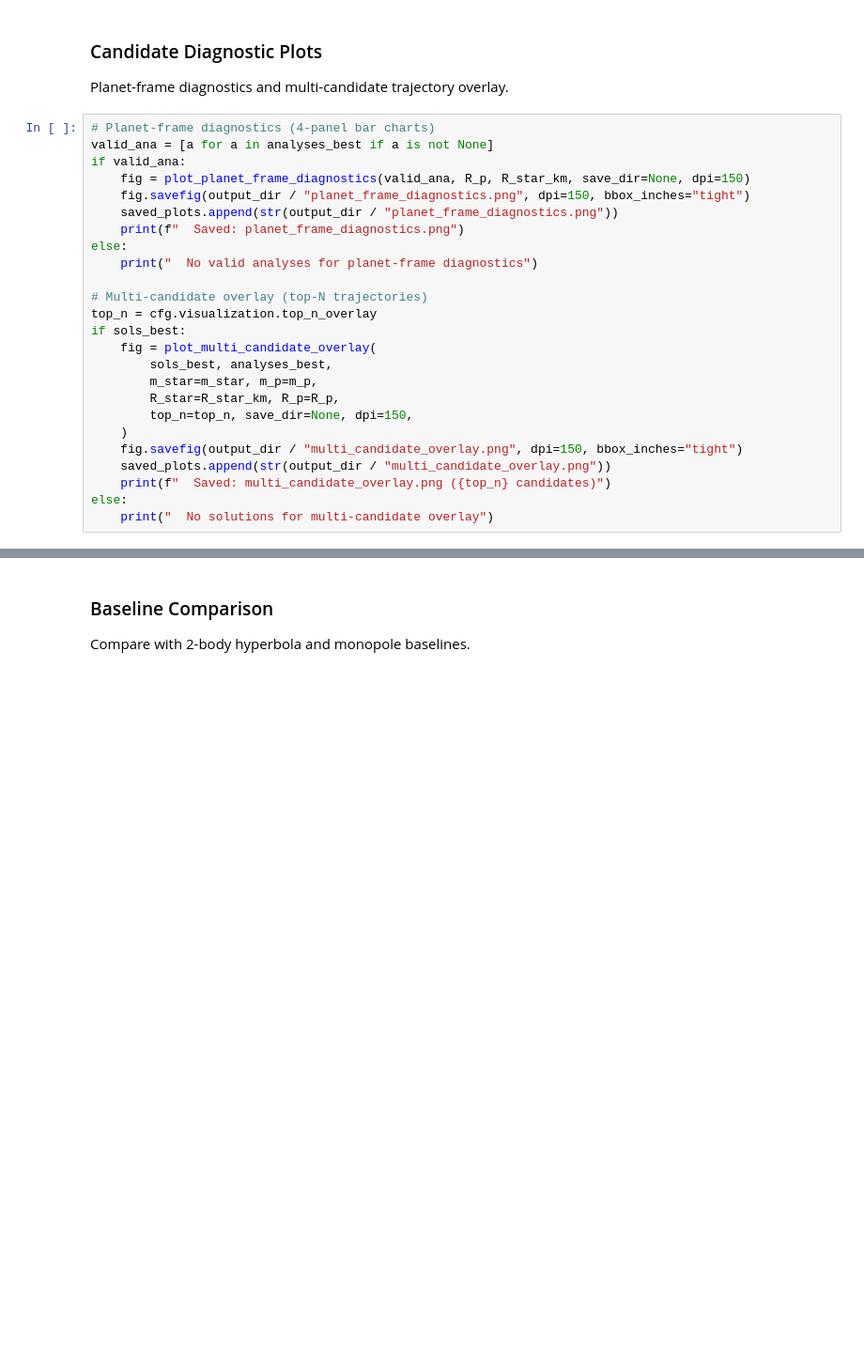
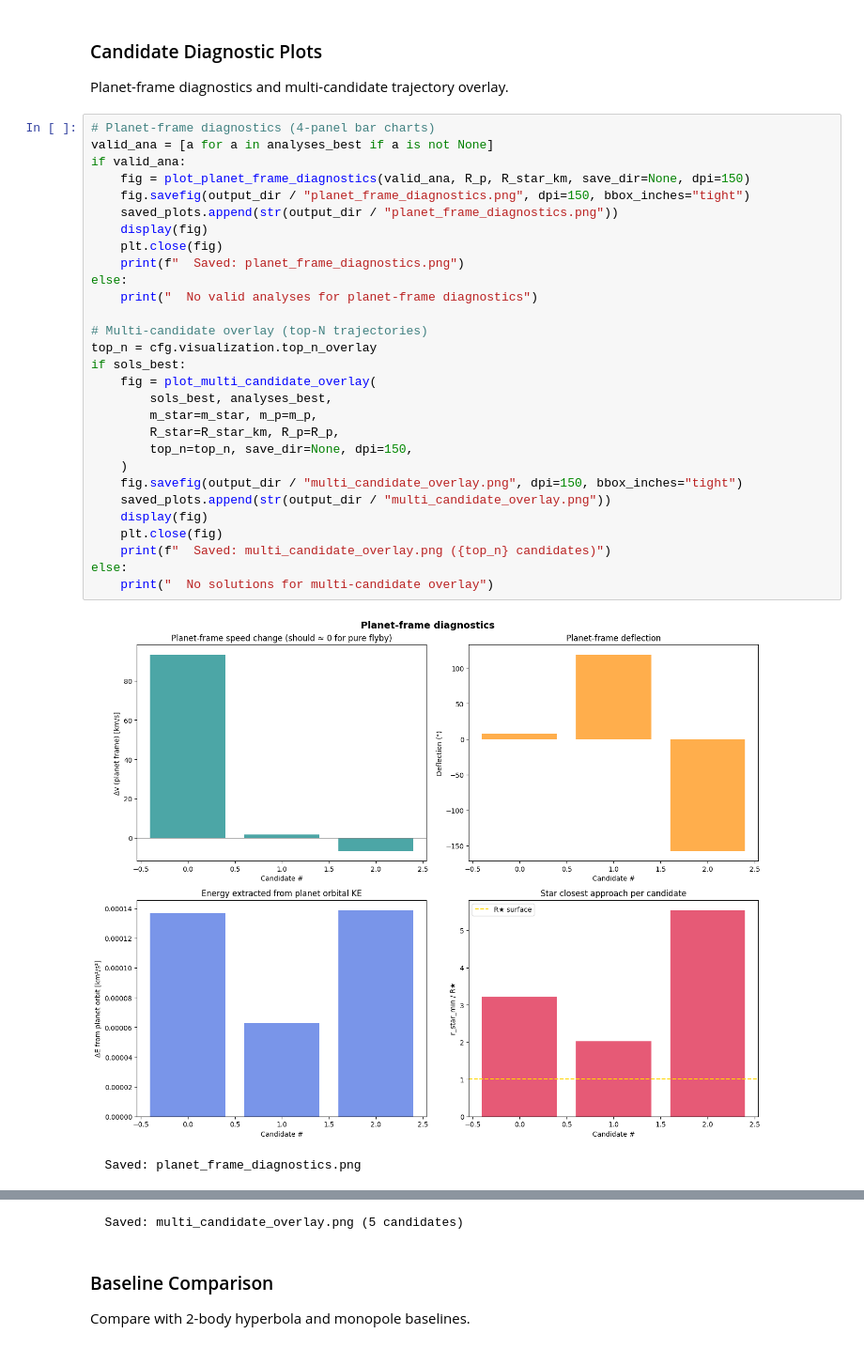
Before and after one commit to prshr1/slingshot-solver, a Jupyter notebook: ThreeBodySolver.ipynb, the cells around one changed output, grey strips where cells are left out. Shown at 94% size. Cells and saved outputs as stored; diff of their text form; blank space fills up the shorter version.

```diff
--- a/ThreeBodySolver.ipynb
+++ b/ThreeBodySolver.ipynb
@@ -514,25 +535,32 @@ Planet-frame diagnostics and multi-candidate trajectory overlay.
 # %%
 # Planet-frame diagnostics (4-panel bar charts)
 valid_ana = [a for a in analyses_best if a is not None]
 if valid_ana:
     fig = plot_planet_frame_diagnostics(valid_ana, R_p, R_star_km, save_dir=None, dpi=150)
     fig.savefig(output_dir / "planet_frame_diagnostics.png", dpi=150, bbox_inches="tight")
     saved_plots.append(str(output_dir / "planet_frame_diagnostics.png"))
+    display(fig)
+    plt.close(fig)
     print(f"  Saved: planet_frame_diagnostics.png")
 else:
     print("  No valid analyses for planet-frame diagnostics")
 
 # Multi-candidate overlay (top-N trajectories)
 top_n = cfg.visualization.top_n_overlay
 if sols_best:
     fig = plot_multi_candidate_overlay(
         sols_best, analyses_best,
         m_star=m_star, m_p=m_p,
         R_star=R_star_km, R_p=R_p,
         top_n=top_n, save_dir=None, dpi=150,
     )
     fig.savefig(output_dir / "multi_candidate_overlay.png", dpi=150, bbox_inches="tight")
     saved_plots.append(str(output_dir / "multi_candidate_overlay.png"))
+    display(fig)
+    plt.close(fig)
     print(f"  Saved: multi_candidate_overlay.png ({top_n} candidates)")
 else:
     print("  No solutions for multi-candidate overlay")
+# %% [output]
+[figure, added]
+  Saved: planet_frame_diagnostics.png
@@ -539,3 +568,4 @@ else:
+  Saved: multi_candidate_overlay.png (5 candidates)
 # %% [markdown]
 ### Baseline Comparison
 
```
Also changed, not shown: parts of 20 cells of this notebook, 5 other files.
